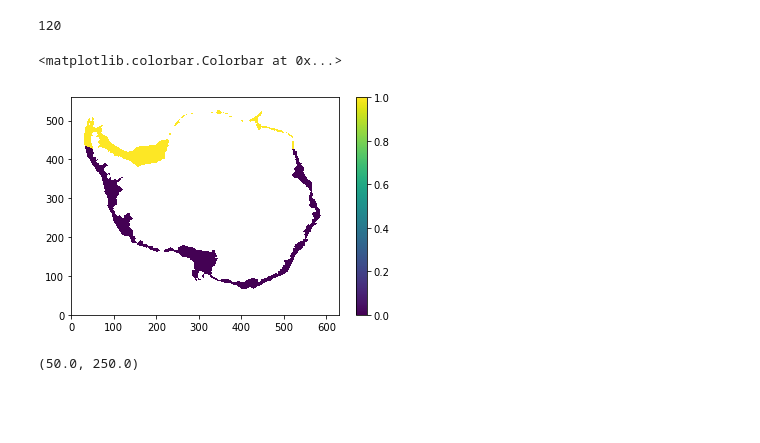
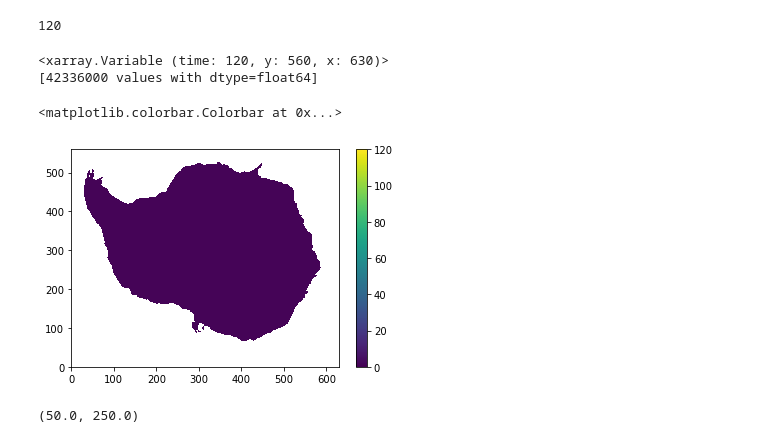
Before and after one commit to fabiobdias/waom_notebook, a Jupyter notebook: OHB_shelf/OHB_closure/WAOM10_OHB_regional_using_lon_masks.ipynb, the cells around one changed output. Saved outputs shown, nothing was run; the diff lists cells and outputs as text; code cells hidden in the pictures; blank space fills up the shorter version.

```diff
--- a/OHB_shelf/OHB_closure/WAOM10_OHB_regional_using_lon_masks.ipynb
+++ b/OHB_shelf/OHB_closure/WAOM10_OHB_regional_using_lon_masks.ipynb
@@ -185,14 +185,20 @@ len(mask_LonBins)
 lonbin = 0
 comb_masks = mask_LonBins[lonbin]*mask_shelf*mask_land
 condition1 = comb_masks != 1
+# %%
+mask_LonBins
+# %% [output]
+<xarray.Variable (time: 120, y: 560, x: 630)>
+[42336000 values with dtype=float64]
 # %%
 # plt.pcolormesh(mask_LonBins[0:50].sum('time')*mask_shelf) # cont. shelf + ice shelf cavitiess
-plt.pcolormesh(mask_LonBins[39:80].sum('time')*mask_shelf*mask_iceshelf) # only cont. shelf
-# plt.pcolormesh(comb_masks)
+for ll in range(120):
+    plt.pcolormesh(mask_LonBins[ll,:]*mask_shelf, vmin=0, vmax=120) # only cont. shelf
+    # plt.pcolormesh(comb_masks)
 plt.colorbar()
 # %% [output]
 <matplotlib.colorbar.Colorbar at 0x...>
-[figure, old version]
+[figure, new version]
 # %%
 # temp_hadv[0,0,:].shape
 tst = ma.masked_where(condition1, temp_hadv[0,0,:])
```
Also changed, not shown: parts of 15 cells of this notebook, 28 other files.
